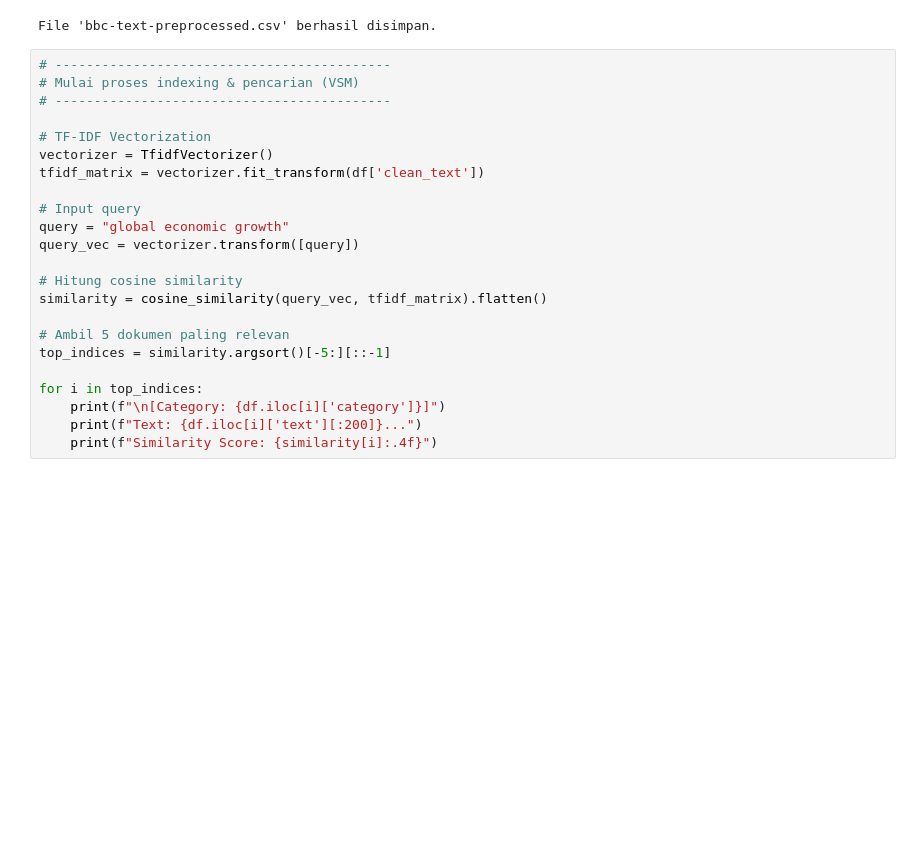
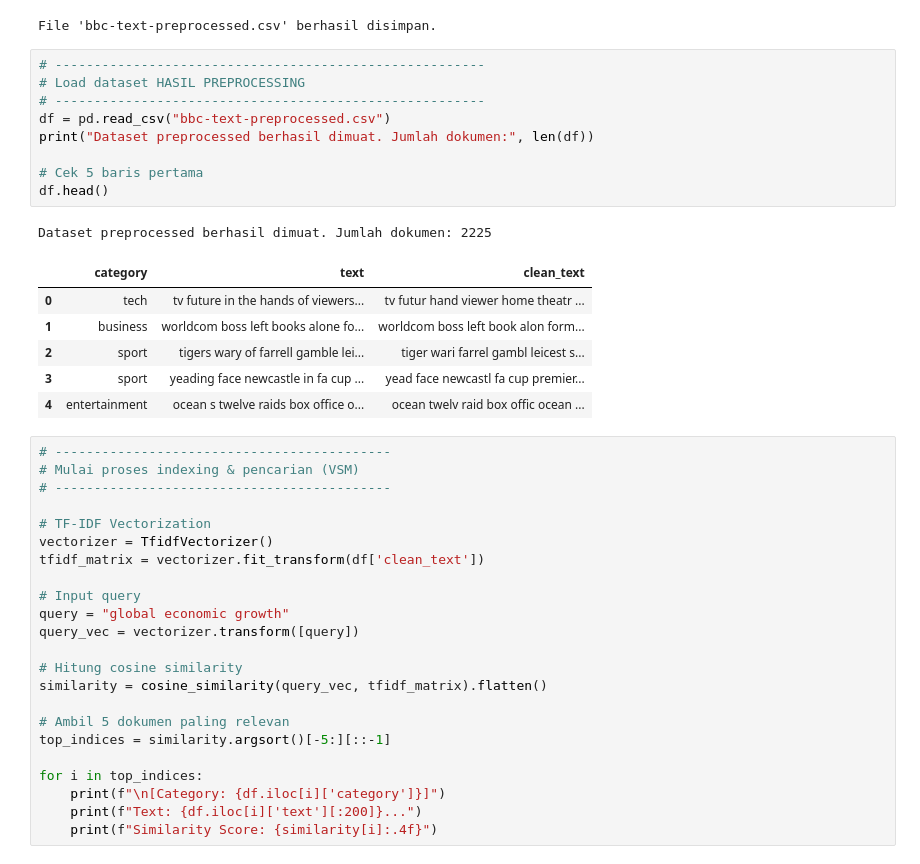
Before and after one commit to faisalrizqin/UTS-STKI, a Jupyter notebook: uts_stki.ipynb, the cells around one changed output. Saved outputs shown, nothing was run; the diff lists cells and outputs as text; blank space fills up the shorter version.

Commit message:
Add load preprocessed dataset

```diff
--- a/uts_stki.ipynb
+++ b/uts_stki.ipynb
@@ -51,6 +51,23 @@ df.to_csv("bbc-text-preprocessed.csv", index=False)
 print("File 'bbc-text-preprocessed.csv' berhasil disimpan.")
 # %% [output]
 File 'bbc-text-preprocessed.csv' berhasil disimpan.
+# %%
+# -------------------------------------------------------
+# Load dataset HASIL PREPROCESSING
+# -------------------------------------------------------
+df = pd.read_csv("bbc-text-preprocessed.csv")
+print("Dataset preprocessed berhasil dimuat. Jumlah dokumen:", len(df))
+
+# Cek 5 baris pertama
+df.head()
+# %% [output]
+Dataset preprocessed berhasil dimuat. Jumlah dokumen: 2225
+|  | category | text | clean_text |
+| 0 | tech | tv future in the hands of viewers... | tv futur hand viewer home theatr ... |
+| 1 | business | worldcom boss left books alone fo... | worldcom boss left book alon form... |
+| 2 | sport | tigers wary of farrell gamble lei... | tiger wari farrel gambl leicest s... |
+| 3 | sport | yeading face newcastle in fa cup ... | yead face newcastl fa cup premier... |
+| 4 | entertainment | ocean s twelve raids box office o... | ocean twelv raid box offic ocean ... |
 # %%
 # -------------------------------------------
 # Mulai proses indexing & pencarian (VSM)
```
